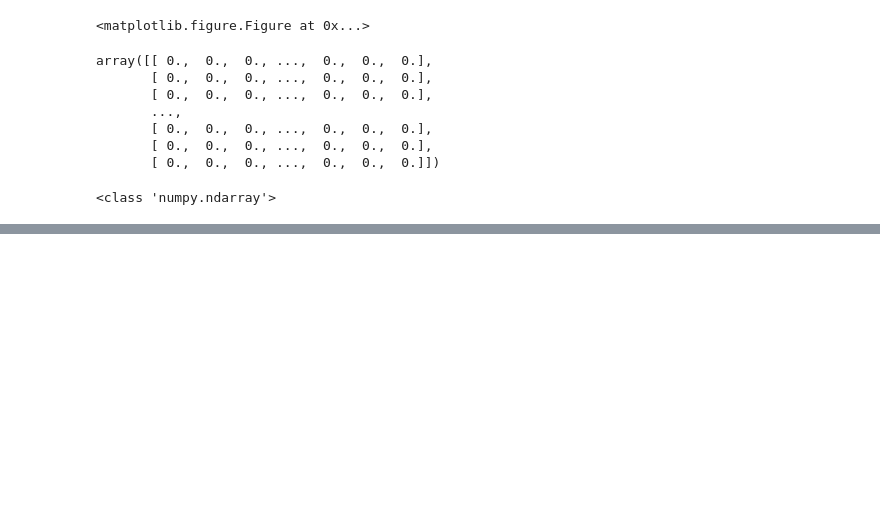
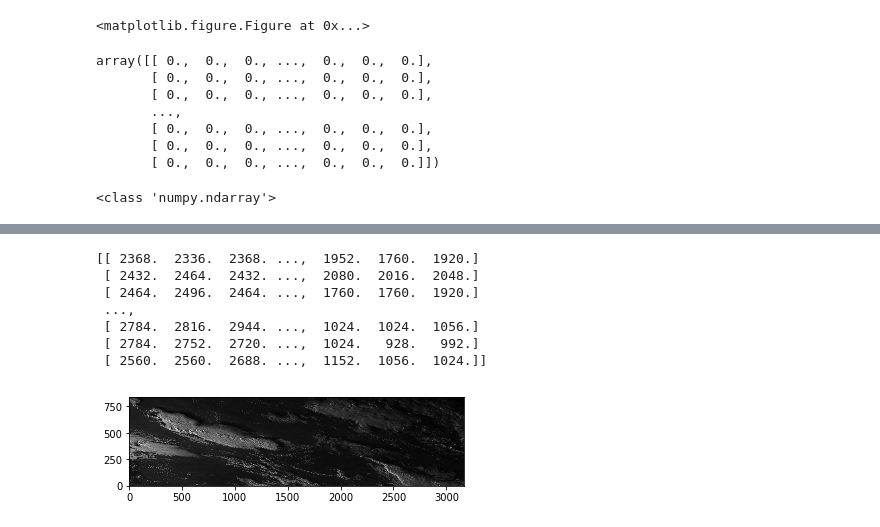
Before and after one commit to yuanzhou15/capstone-weather, a Jupyter notebook: rex/rex.ipynb, the cells around one changed output, grey strips where cells are left out. Cells and saved outputs as stored; diff of their text form; code cells hidden in the pictures; blank space fills up the shorter version.

```diff
--- a/rex/rex.ipynb
+++ b/rex/rex.ipynb
@@ -326,0 +373,19 @@ root group (NETCDF3_CLASSIC data model, file format NETCDF3):
+# %%
+nc_f = 'satellite_data/goes13.2017.182.001519.BAND_01.nc'  # Your filename
+band_01 = Dataset(nc_f, 'r')  # Dataset is the class behavior to open the file
+                             # and create an instance of the ncCDF4 class
+#print(nc_fid.file_format)
+#print(nc_fid)
+data = band_01.variables['data'][:]
+print(data[0])
+plt.imshow(data[0], cmap="gray", origin="lower")
+nc_fid.close()
+# %% [output]
+[[ 2368.  2336.  2368. ...,  1952.  1760.  1920.]
+ [ 2432.  2464.  2432. ...,  2080.  2016.  2048.]
+ [ 2464.  2496.  2464. ...,  1760.  1760.  1920.]
+ ...,
+ [ 2784.  2816.  2944. ...,  1024.  1024.  1056.]
+ [ 2784.  2752.  2720. ...,  1024.   928.   992.]
+ [ 2560.  2560.  2688. ...,  1152.  1056.  1024.]]
+[figure, added]
```
Also changed, not shown: parts of 13 cells of this notebook.
